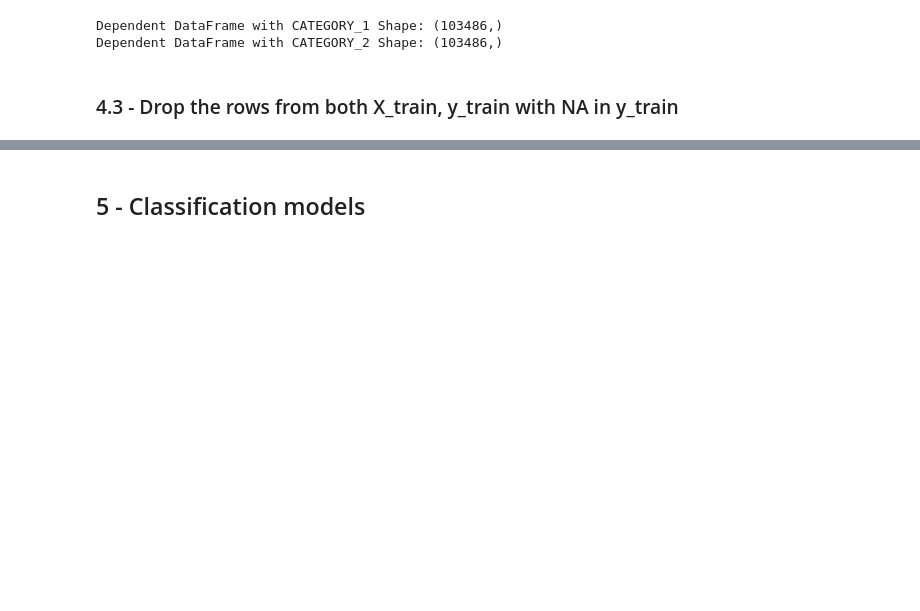
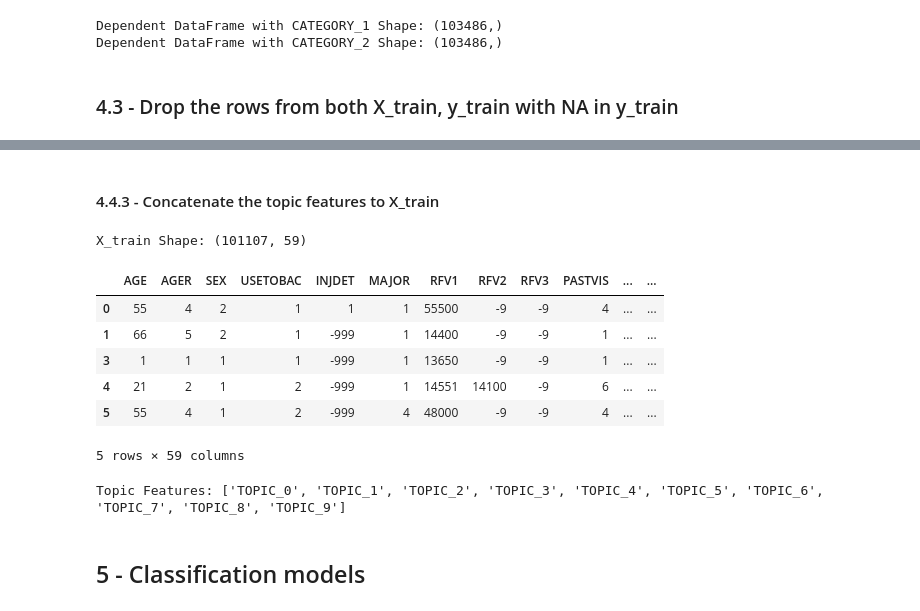
Before and after one commit to sean7x/pathclarity, a Jupyter notebook: notebooks/3.2.1-jy-xt-baseline_classification.ipynb, the cells around one changed output, grey strips where cells are left out. Saved outputs shown, nothing was run; the diff lists cells and outputs as text; code cells hidden in the pictures; blank space fills up the shorter version.

Commit message:
Add topic features from RFV

```diff
--- a/notebooks/3.2.1-jy-xt-baseline_classification.ipynb
+++ b/notebooks/3.2.1-jy-xt-baseline_classification.ipynb
@@ -544,0 +559,12 @@ y_train with CATEGORY_2 Shape: (101337,)
+# %%
+# Combine 'RFV1_TEXT', 'RFV2_TEXT', 'RFV3_TEXT' into 'RFV_TEXT'
+X_train['RFV_TEXT'] = X_train['RFV1_TEXT'].fillna('') + '. ' + X_train['RFV2_TEXT'].fillna('') + '. ' + X_train['RFV3_TEXT'].fillna('')
+# %%
+# Preprocess the text features with Spacy
+nlp = spacy.load('en_core_web_sm')
+
+def preprocess_text(text):
+    doc = nlp(text)
+    return ' '.join([token.lemma_.lower() for token in doc if not token.is_stop and not token.is_punct])
+
+X_train['RFV_TEXT'] = X_train['RFV_TEXT'].apply(preprocess_text)
@@ -545,3 +660,23 @@ y_train with CATEGORY_2 Shape: (101337,)
+# %% [markdown]
+#### 4.4.3 - Concatenate the topic features to X_train
+# %%
+X_train = pd.concat([X_train, X_train_topics], axis=1)
+print(f'X_train Shape: {X_train.shape}')
+X_train.head()
+# %% [output]
+X_train Shape: (101107, 59)
+|  | AGE | AGER | SEX | USETOBAC | INJDET | MAJOR | RFV1 | RFV2 | RFV3 | PASTVIS | ... | ... |
+| 0 | 55 | 4 | 2 | 1 | 1 | 1 | 55500 | -9 | -9 | 4 | ... | ... |
+| 1 | 66 | 5 | 2 | 1 | -999 | 1 | 14400 | -9 | -9 | 1 | ... | ... |
+| 3 | 1 | 1 | 1 | 1 | -999 | 1 | 13650 | -9 | -9 | 1 | ... | ... |
+| 4 | 21 | 2 | 1 | 2 | -999 | 1 | 14551 | 14100 | -9 | 6 | ... | ... |
+| 5 | 55 | 4 | 1 | 2 | -999 | 4 | 48000 | -9 | -9 | 4 | ... | ... |
+5 rows × 59 columns
+# %%
+topic_features = [f'TOPIC_{i}' for i in range(n_components)]
+print(f'Topic Features: {topic_features}')
+# %% [output]
+Topic Features: ['TOPIC_0', 'TOPIC_1', 'TOPIC_2', 'TOPIC_3', 'TOPIC_4', 'TOPIC_5', 'TOPIC_6', 'TOPIC_7', 'TOPIC_8', 'TOPIC_9']
 # %% [markdown]
 ## 5 - Classification models
 # %%
```
Also changed, not shown: parts of 39 cells of this notebook.
